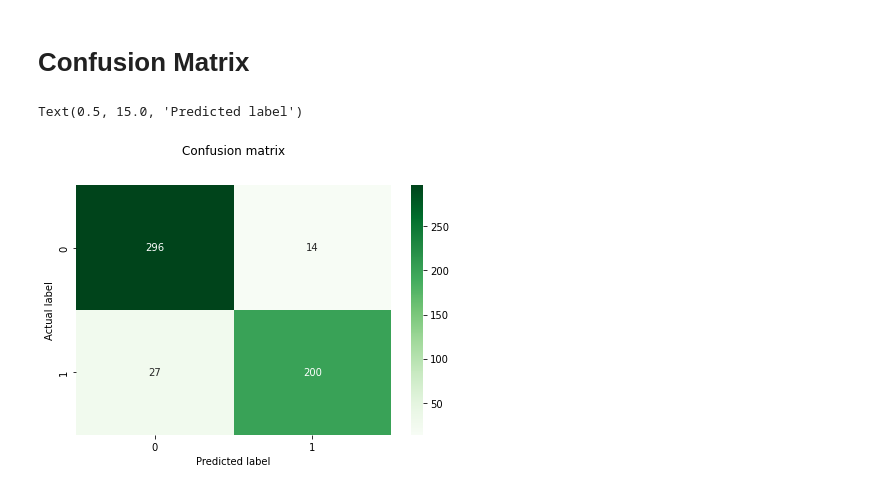
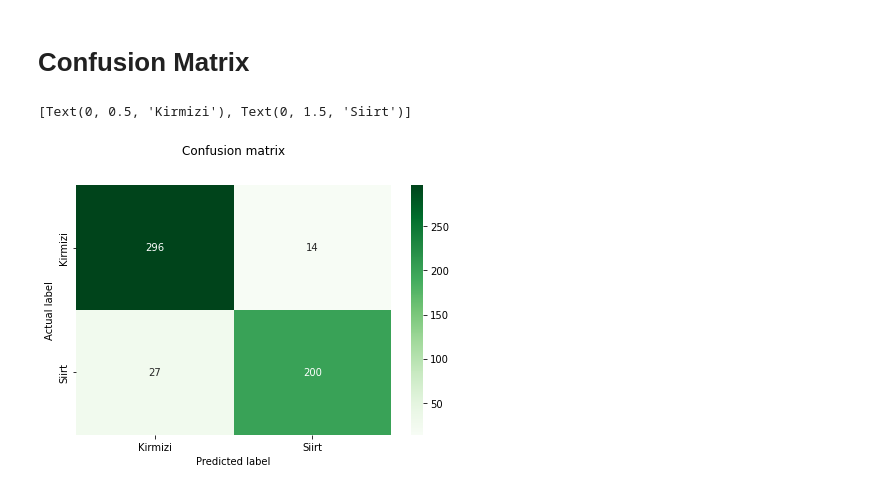
Before and after one commit to KimTuico/Pystachio, a Jupyter notebook: Pystachio.ipynb, the cells around one changed output. Cells and saved outputs as stored; diff of their text form; code cells hidden in the pictures.

Commit message:
updated matrix and report images

```diff
--- a/Pystachio.ipynb
+++ b/Pystachio.ipynb
@@ -198,22 +198,24 @@ weighted avg       0.92      0.92      0.92       537
 # %%
 from sklearn import metrics
 import matplotlib.pyplot as plt
 import seaborn as sns
 
 
 cnf_matrix = metrics.confusion_matrix(y_test.argmax(axis=1), predicted.argmax(axis=1))
 class_names=['Kirmizi','Siirt'] # name  of classes
 fig, ax = plt.subplots()
 tick_marks = np.arange(len(class_names))
 plt.xticks(tick_marks, class_names)
 plt.yticks(tick_marks, class_names)
 
 # create heatmap
 sns.heatmap(pd.DataFrame(cnf_matrix), annot=True, cmap="Greens" ,fmt='g')
 plt.tight_layout()
 plt.title('Confusion matrix', y=1.1)
 plt.ylabel('Actual label')
 plt.xlabel('Predicted label')
+ax.xaxis.set_ticklabels(['Kirmizi','Siirt'])
+ax.yaxis.set_ticklabels(['Kirmizi','Siirt'])
 # %% [output]
-Text(0.5, 15.0, 'Predicted label')
+[Text(0, 0.5, 'Kirmizi'), Text(0, 1.5, 'Siirt')]
-[figure, old version]
+[figure, new version]
```
Also changed, not shown: 2 other files.
